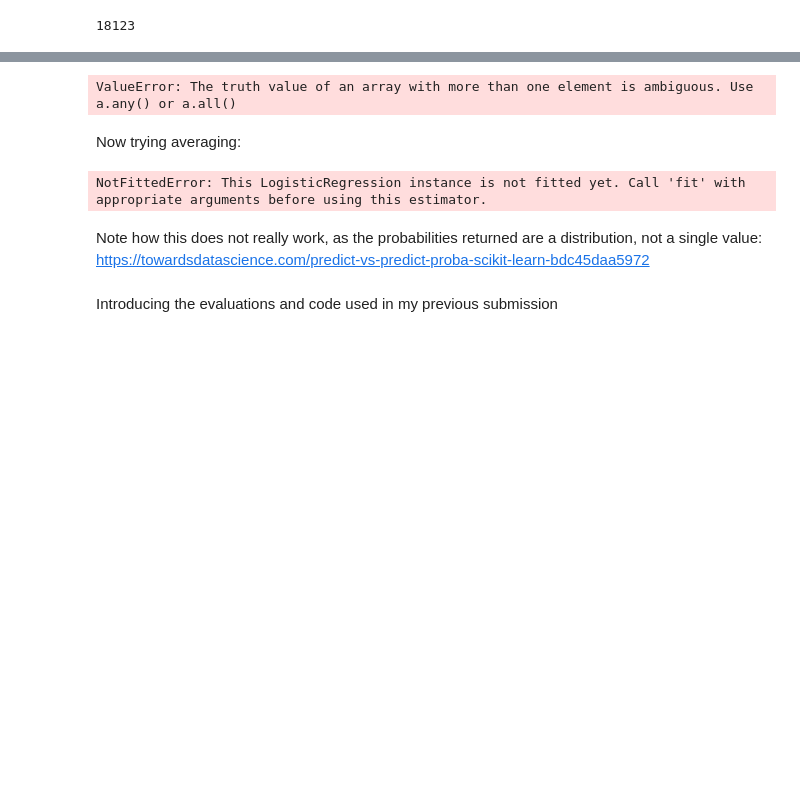
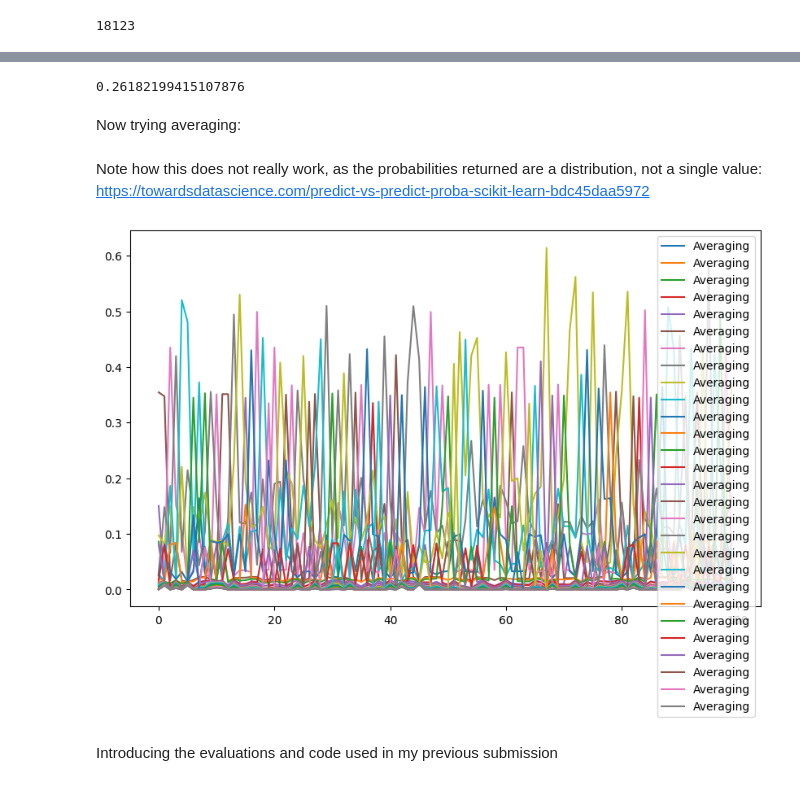
Before and after one commit to flyinacres/kaggle, a Jupyter notebook: abalone-submission-03.ipynb, the cells around one changed output, grey strips where cells are left out. Saved outputs shown, nothing was run; the diff lists cells and outputs as text; code cells hidden in the pictures; blank space fills up the shorter version.

```diff
--- a/abalone-submission-03.ipynb
+++ b/abalone-submission-03.ipynb
@@ -119,26 +119,31 @@ array([ 6,  6,  9, ..., 11,  5,  8])
 from sklearn.ensemble import VotingClassifier
 
 
-model = VotingClassifier(estimators=[('lr', models[0]["predictions"]), ('dt', models[0]["predictions"])], voting='hard')
-model.fit(x_train,y_train)
-model.score(x_test,y_test)
+vcmodel = VotingClassifier(estimators=[('lr', models[0]["model"]), ('dt', models[0]["model"])], voting='hard')
+vcmodel.fit(x_train,y_train)
+vcmodel.score(x_test,y_test)
 # %% [output]
-ValueError: The truth value of an array with more than one element is ambiguous. Use a.any() or a.all()
+0.26182199415107876
 # %% [markdown]
 Now trying averaging:
-# %%
-pred1a=model1.predict_proba(x_test)
-pred2a=model2.predict_proba(x_test)
-pred3a=model3.predict_proba(x_test)
-
-finalpreda=(pred1a+pred2a+pred3a)/3
-# %% [output]
-NotFittedError: This LogisticRegression instance is not fitted yet. Call 'fit' with appropriate arguments before using this estimator.
+# %%
+total = []
+for model in models:
+    pred = model['model'].predict_proba(x_test)
+    if (len(total) == 0):
+        total = pred
+    else:
+        total += pred
+
+
+finalpreda=(total)/3
 # %% [markdown]
 Note how this does not really work, as the probabilities returned are a distribution, not a single value:
 https://towardsdatascience.com/predict-vs-predict-proba-scikit-learn-bdc45daa5972
 # %%
-final_model1a = [{"predictions": pred1a, "name": "Averaging"} ]
+final_model1a = [{"predictions": finalpreda, "model": vcmodel, "name": "Averaging"} ]
 plot_predictions(final_model1a, 100)
+# %% [output]
+[figure, added]
 # %% [markdown]
 Introducing the evaluations and code used in my previous submission
```
Also changed, not shown: parts of 7 cells of this notebook.
